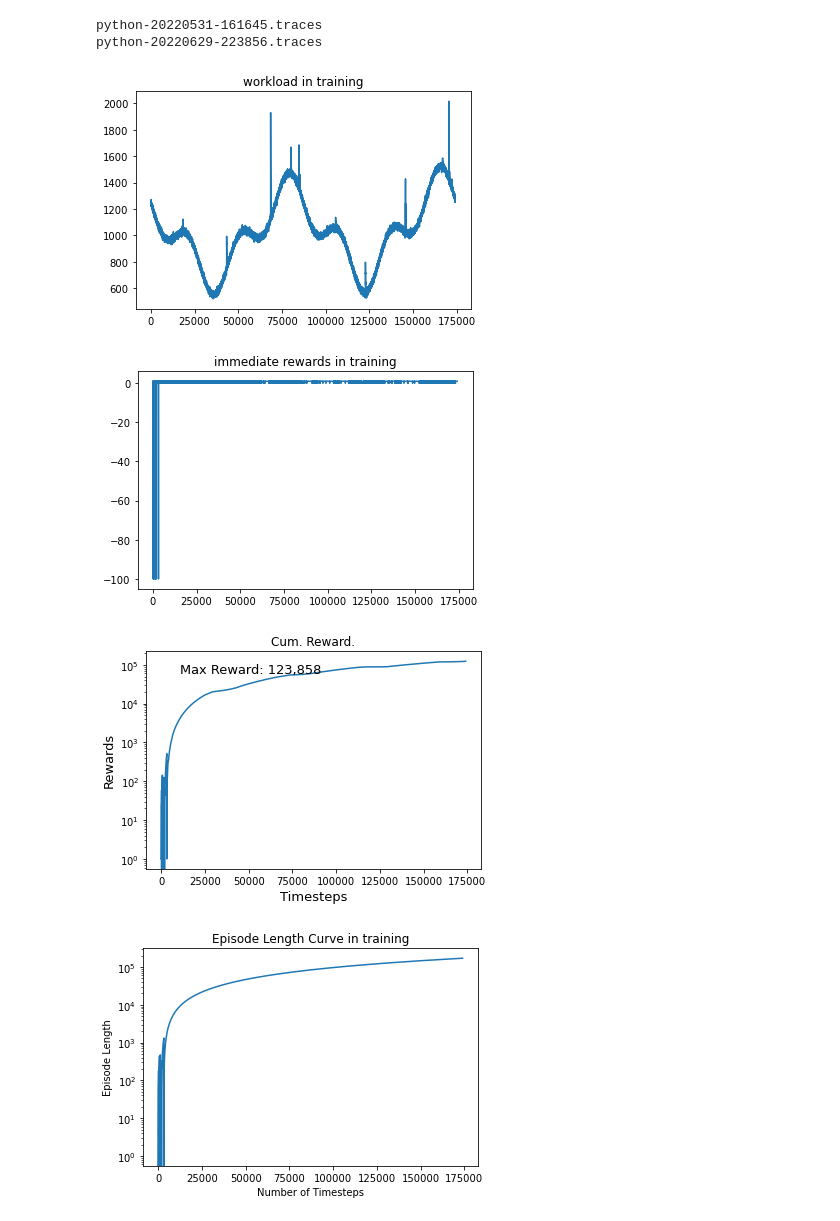
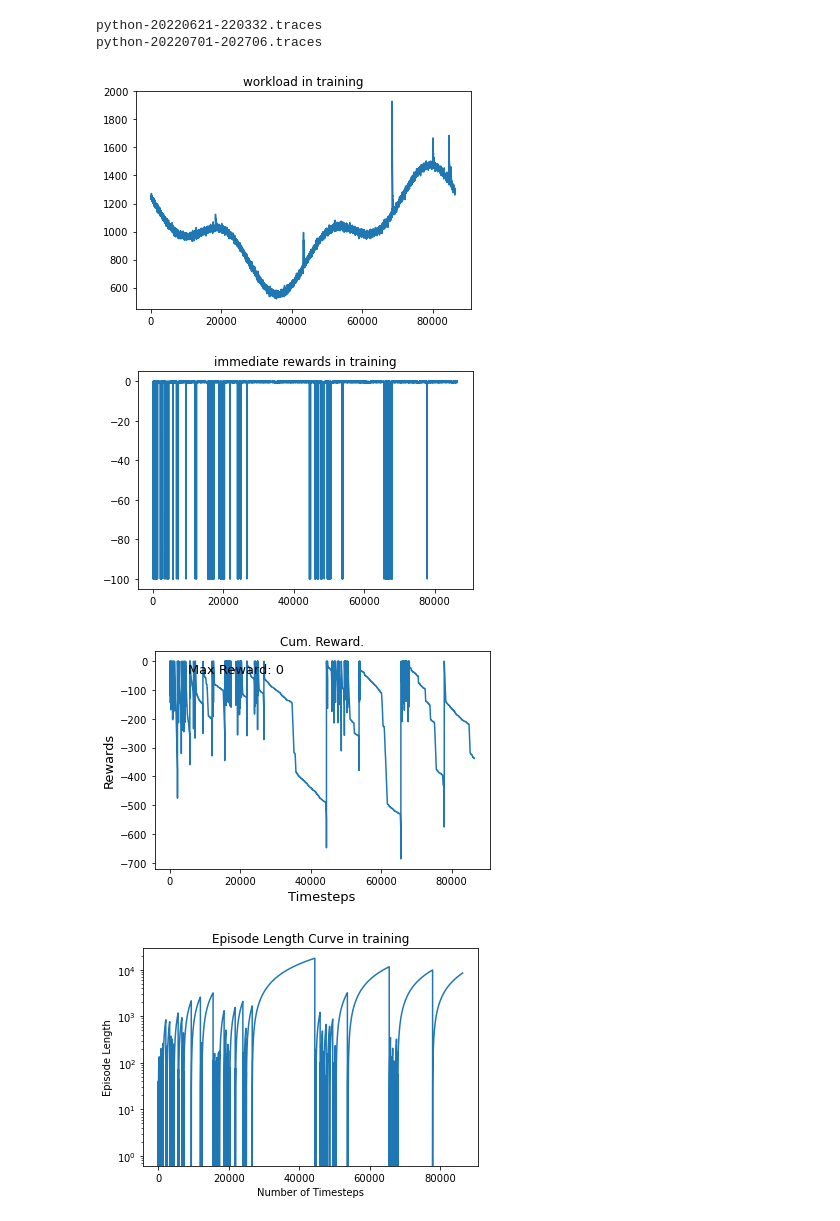
Before and after one commit to psotoarenas/RL_autoscalers_dynasim, a Jupyter notebook: plot_notebooks/dynamicsim_ai_plots_wandb.ipynb, the cells around one changed output. Drawn from its saved outputs; the diff is of its cells as text; code cells hidden in the pictures.

```diff
--- a/plot_notebooks/dynamicsim_ai_plots_wandb.ipynb
+++ b/plot_notebooks/dynamicsim_ai_plots_wandb.ipynb
@@ -11,7 +11,7 @@ from matplotlib.gridspec import GridSpec
 import wandb
 
 api = wandb.Api()
-entity, project, run_id = "psotoarenas", "RL_autoscalers", "12c1g7ol"
+entity, project, run_id = "psotoarenas", "RL-scalers-conf", "2p1hobc5"
 
 def get_train_log(entity, project, run_id):
     run = api.run(entity + "/" + project + "/" + run_id)
@@ -170,8 +170,8 @@ for mode in modes:
         cum_reward["testing"].append(cumulative_reward)
         restarts_per_episode["testing"].append(current_step)
 # %% [output]
-python-20220531-161645.traces
-python-20220629-223856.traces
+python-20220621-220332.traces
+python-20220701-202706.traces
 # %%
 # train figures
 
@@ -185,38 +185,38 @@ plt.show()
 
 # ---------------------------- immediate rewards  ---------------------------------------------------------
 plt.figure()
 plt.plot(np.array(reward["training"]))
 plt.title("immediate rewards in training")
 # plt.savefig('./rewards_train.png', dpi=300)
 plt.show()
 
 # ---------------------------- cumulative rewards (own) ---------------------------------------------------------
 fig, ax = plt.subplots()
 ax.plot(np.array(reward_cum["training"]))
-ax.set_yscale('log')
+# ax.set_yscale('log')
 ax.set_xlabel('Timesteps', fontsize=fontsize)
 ax.set_ylabel('Rewards', fontsize=fontsize)
 max_reward = int(max(np.array(reward_cum['training'])))
 txt = f"Max Reward: {max_reward:,}"
 ax.text(0.1, 0.9, txt, transform=ax.transAxes, fontsize=fontsize)
 ax.set_title("Cum. Reward.")
 # plt.savefig('./reward_cum_train.png', dpi=300)
 plt.show()
 
 # ---------------------------- episode length (own)  ---------------------------------------------------------
 plt.figure()
 plt.plot(np.array(current_timesteps["training"]))
 plt.yscale('log')
 plt.xlabel('Number of Timesteps')
 plt.ylabel('Episode Length')
 plt.title("Episode Length Curve in training")
 # plt.savefig('./episode_len_train.png', dpi=300)
 plt.show()
 # %% [output]
-[figure, old version]
+[figure, new version]
-[figure, old version]
+[figure, new version]
-[figure, old version]
+[figure, new version]
-[figure, old version]
+[figure, new version]
 # %%
 # ---------------------------- immediate rewards  ---------------------------------------------------------
 plt.figure()
```
Also changed, not shown: parts of 8 cells of this notebook, 4 other files.
